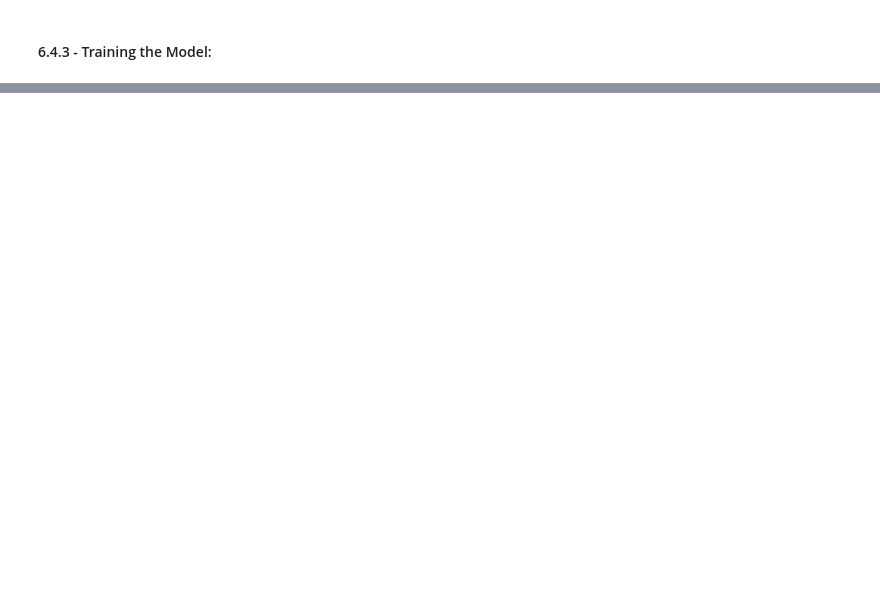
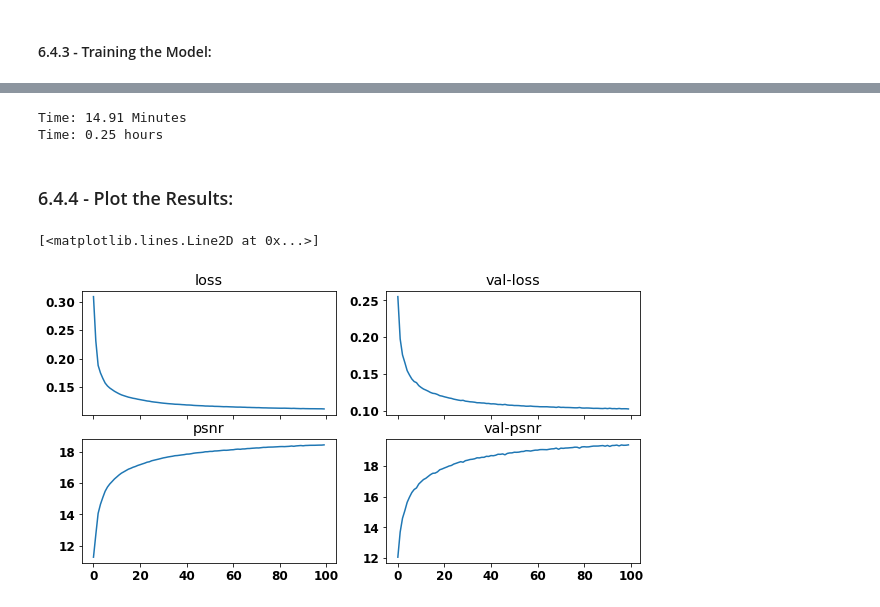
Before and after one commit to ylee9107/ComputerVisionTensorFlow2_myLearning, a Jupyter notebook: 6 - Enchancing and Segementing Images/Dealing with Images (Enhancing and Segmenting)_Notebook1.ipynb, the cells around one changed output, grey strips where cells are left out. Cells and saved outputs as stored; diff of their text form; code cells hidden in the pictures; blank space fills up the shorter version.

```diff
--- a/6 - Enchancing and Segementing Images/Dealing with Images (Enhancing and Segmenting)_Notebook1.ipynb
+++ b/6 - Enchancing and Segementing Images/Dealing with Images (Enhancing and Segmenting)_Notebook1.ipynb
@@ -1216,7 +1217,7 @@ class TensorBoard_ImageGrid_Callback(tf.keras.callbacks.Callback):
         It also inherits the properties of Keras Callbacks.
     """
     def __init__(self, log_dir, input_images, target_images = None, tag = 'images',
-                 figsize=(10, 10), dpi=300, grayscale=False, transpose=False, preprocess_fn = None):
+                 figsize=(10, 10), dpi=300, grayscale=False, transpose=False, preprocess_fn=None):
         """ Initialises the Callback.
         Parameters:
             - log_dir, is the pathway to Folder to write the image summaries in.
@@ -1235,7 +1236,7 @@ class TensorBoard_ImageGrid_Callback(tf.keras.callbacks.Callback):
 
         self.input_images, self.target_images = input_images, target_images
         self.tag = tag
-        self.preprocess_fn = preprocess_fn
+        self.postprocess_fn = preprocess_fn
 
         self.image_titles = ['images', 'predicted']
         if self.target_images is not None:
@@ -1244,7 +1245,7 @@ class TensorBoard_ImageGrid_Callback(tf.keras.callbacks.Callback):
         # Initialise the figure:
         self.fig = plt.figure(num=0,
                               figsize=figsize,
-                              dpi=dpe)
+                              dpi=dpi)
         self.grayscale = grayscale
         self.transpose = transpose
 
@@ -1306,0 +1353,6 @@ model_dir = os.path.join('.', 'models', 'AutoEncoder_Denoising_MNIST')
+# %%
+# Compile the model:
+autoEncoder.compile(optimizer='adam',
+                    loss='binary_crossentropy',
+                    metrics=[psnr_metric]
+                   )
@@ -1306,0 +1362,10 @@ model_dir = os.path.join('.', 'models', 'AutoEncoder_Denoising_MNIST')
+# %%
+# Train the model:
+history = autoEncoder.fit_generator(generator = train_generator,
+                                    steps_per_epoch=train_steps_per_epoch,
+                                    epochs=nb_epochs,
+                                    verbose= 0,
+                                    callbacks=callbacks,
+                                    validation_data=val_generator,
+                                    validation_steps=val_steps_per_epoch
+                                   )
@@ -1306,0 +1415,30 @@ model_dir = os.path.join('.', 'models', 'AutoEncoder_Denoising_MNIST')
+# %%
+# Stop the timer:
+stop = timeit.default_timer()
+print('Time: {} Minutes'.format(round((stop - start)/60, 2)))
+print('Time: {} hours'.format(round((stop - start)/3600, 2)))
+# %% [output]
+Time: 14.91 Minutes
+Time: 0.25 hours
+# %% [markdown]
+### 6.4.4 - Plot the Results:
+# %%
+font = {'family': 'Helvetica',
+        'weight': 'bold',
+        'size': 12}
+
+matplotlib.rc('font', **font)
+
+fig, ax = plt.subplots(2, 2, figsize=(10, 5), sharex='col')
+ax[0, 0].set_title("loss")
+ax[0, 1].set_title("val-loss")
+ax[1, 0].set_title("psnr")
+ax[1, 1].set_title("val-psnr")
+
+ax[0, 0].plot(history.history['loss'])
+ax[0, 1].plot(history.history['val_loss'])
+ax[1, 0].plot(history.history['psnr'])
+ax[1, 1].plot(history.history['val_psnr'])
+# %% [output]
+[<matplotlib.lines.Line2D at 0x...>]
+[figure, added]
```
Also changed, not shown: parts of 16 cells of this notebook.
